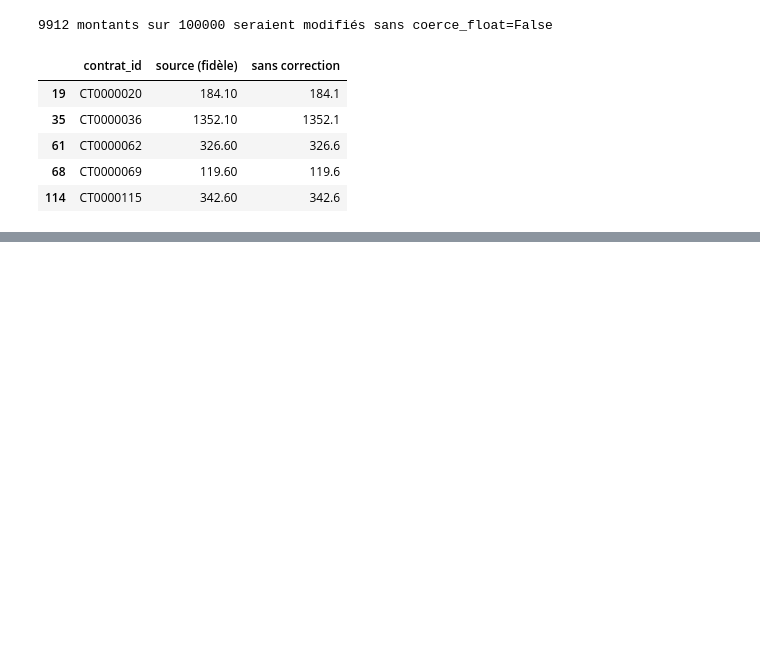
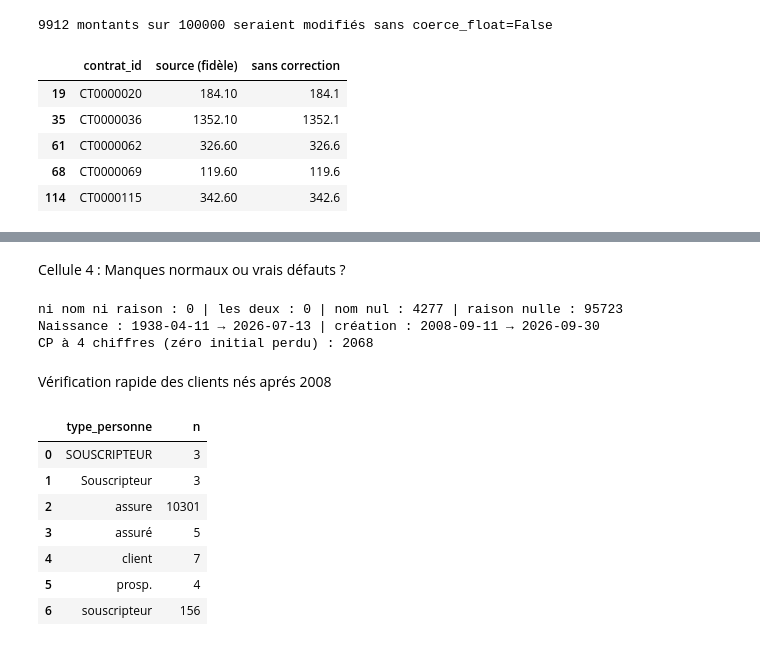
Before and after one commit to Samii05/td-qualite-g01, a Jupyter notebook: notebooks/S1_01.ipynb, the cells around one changed output, grey strips where cells are left out. Saved outputs shown, nothing was run; the diff lists cells and outputs as text; code cells hidden in the pictures; blank space fills up the shorter version.

```diff
--- a/notebooks/S1_01.ipynb
+++ b/notebooks/S1_01.ipynb
@@ -561,0 +663,34 @@ display(pd.DataFrame({
+# %% [markdown]
+Cellule 4 : Manques normaux ou vrais défauts ?
+# %%
+# nom et raison_sociale se complètent : une entreprise n'a pas de nom, un particulier pas de raison sociale
+print("ni nom ni raison :", int((b.nom.isna() & b.raison_sociale.isna()).sum()),
+      "| les deux :", int((b.nom.notna() & b.raison_sociale.notna()).sum()),
+      "| nom nul :", int(b.nom.isna().sum()),
+      "| raison nulle :", int(b.raison_sociale.isna().sum()))
+
+print("Naissance :", b.date_naissance.dropna().min(), "→", b.date_naissance.dropna().max(),
+      "| création :", b.date_creation.dropna().min(), "→", b.date_creation.dropna().max())
+
+# Le constat que le rapport NE signale PAS : le zéro initial perdu du code postal
+print("CP à 4 chiffres (zéro initial perdu) :", int(b.cp.str.fullmatch(r"\d{4}").sum()))
+# %% [output]
+ni nom ni raison : 0 | les deux : 0 | nom nul : 4277 | raison nulle : 95723
+Naissance : 1938-04-11 → 2026-07-13 | création : 2008-09-11 → 2026-09-30
+CP à 4 chiffres (zéro initial perdu) : 2068
+# %% [markdown]
+Vérification rapide des clients nés aprés 2008
+# %%
+lire("""SELECT type_personne, COUNT(*) AS n
+        FROM bronze.crm_client
+        WHERE _batch_id = :b AND date_naissance > '2008-10-01'
+        GROUP BY type_personne""", b=BATCH)
+# %% [output]
+|  | type_personne | n |
+| 0 | SOUSCRIPTEUR | 3 |
+| 1 | Souscripteur | 3 |
+| 2 | assure | 10301 |
+| 3 | assuré | 5 |
+| 4 | client | 7 |
+| 5 | prosp. | 4 |
+| 6 | souscripteur | 156 |
```
Also changed, not shown: parts of 19 cells of this notebook, 2 other files.
